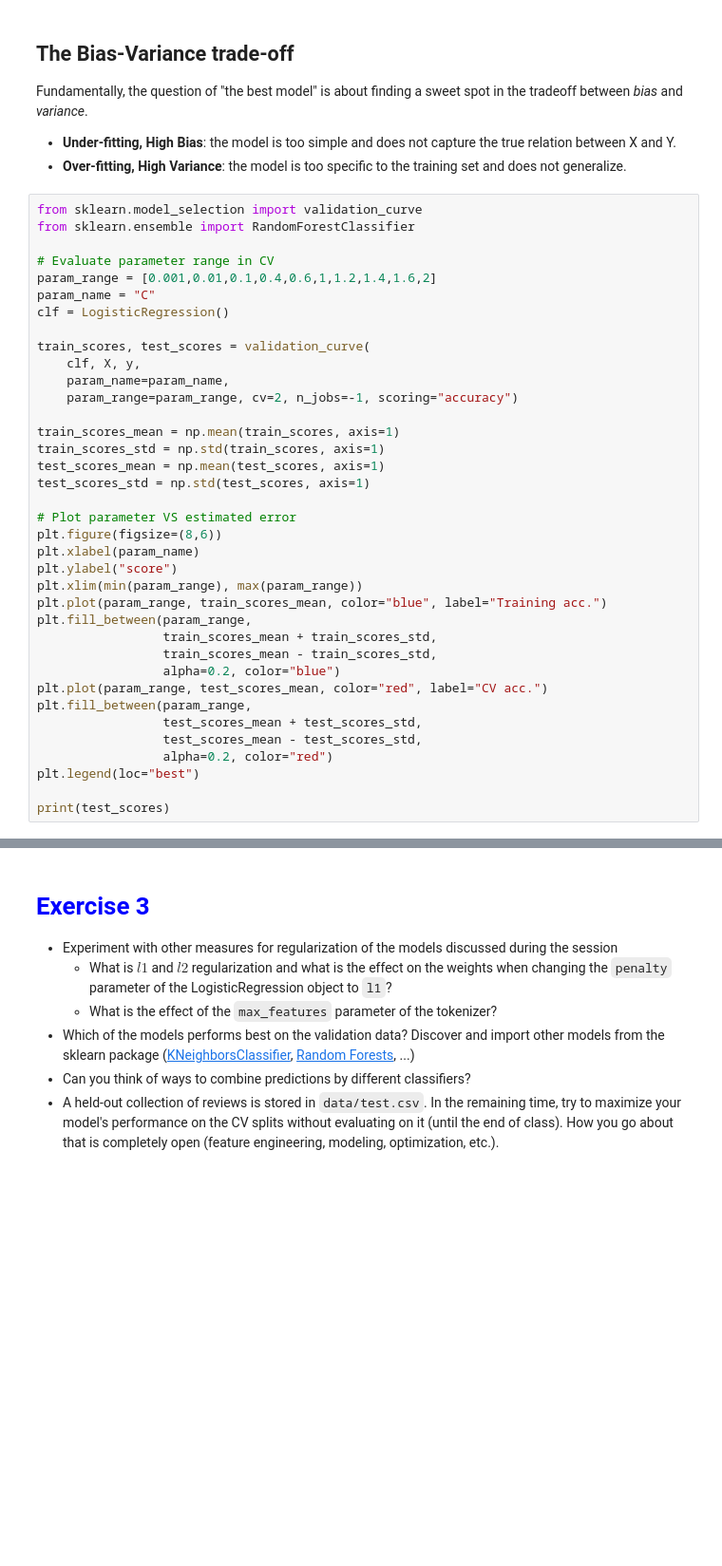
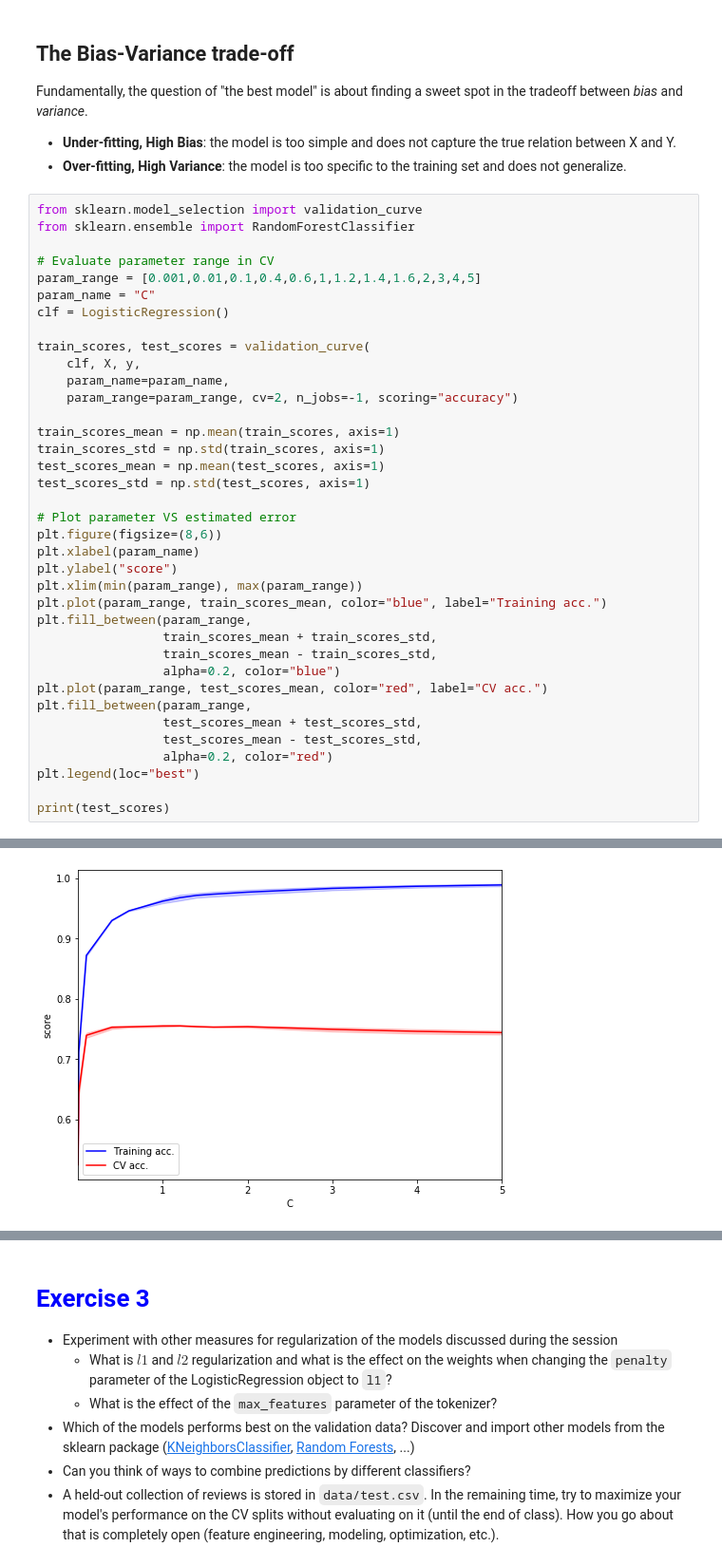
Before and after one commit to yxyyxy93/NLP_Hillary-Clinton-and-Donald-Trump-Tweets, a Jupyter notebook: NLP_Lab1_student.ipynb, the cells around one changed output, grey strips where cells are left out. Shown at 95% size. Drawn from its saved outputs; the diff is of its cells as text; blank space fills up the shorter version.

```diff
--- a/NLP_Lab1_student.ipynb
+++ b/NLP_Lab1_student.ipynb
@@ -1653,7 +1683,7 @@ from sklearn.model_selection import validation_curve
 from sklearn.ensemble import RandomForestClassifier
 
 # Evaluate parameter range in CV
-param_range = [0.001,0.01,0.1,0.4,0.6,1,1.2,1.4,1.6,2]
+param_range = [0.001,0.01,0.1,0.4,0.6,1,1.2,1.4,1.6,2,3,4,5]
 param_name = "C"
 clf = LogisticRegression()
 
@@ -1685,3 +1715,4 @@ plt.fill_between(param_range,
 plt.legend(loc="best")
 
 print(test_scores)
+# %% [output]
@@ -1688,3 +1732,4 @@ print(test_scores)
+[figure, added]
 # %% [markdown]
 <table>
 <tr><td><p style="clear: both;"> <img src="https://www.dropbox.com/s/mpmrstr7k5z0lku/jakevdp_biasvariance.png?dl=1" width=400px></td><td> <img src="https://www.dropbox.com/s/4dyuvb3b6swwcgy/louppe_bv.png?dl=1" width=400px> <td>
```
Also changed, not shown: parts of 24 cells of this notebook.
